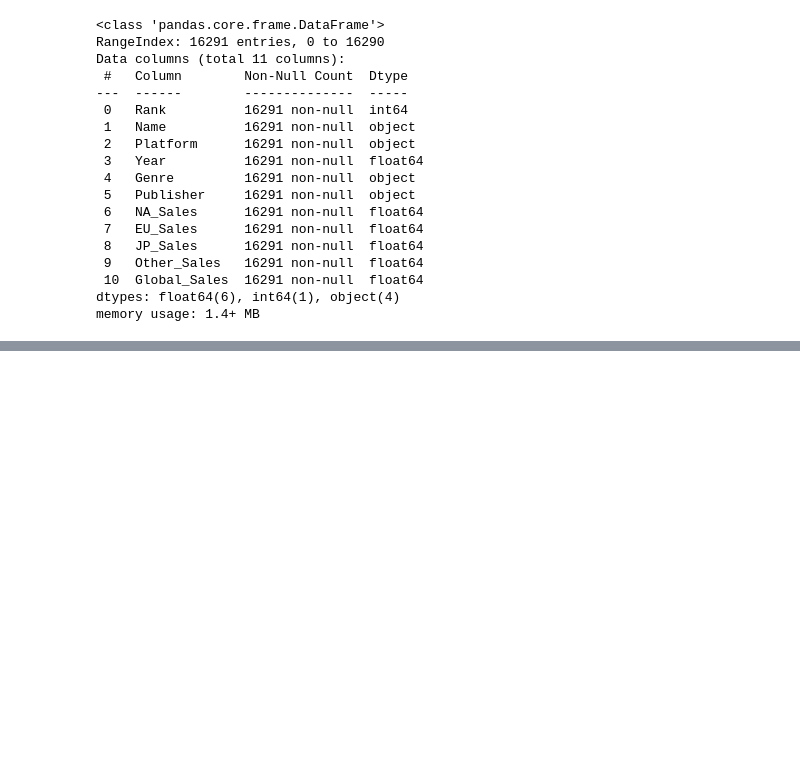
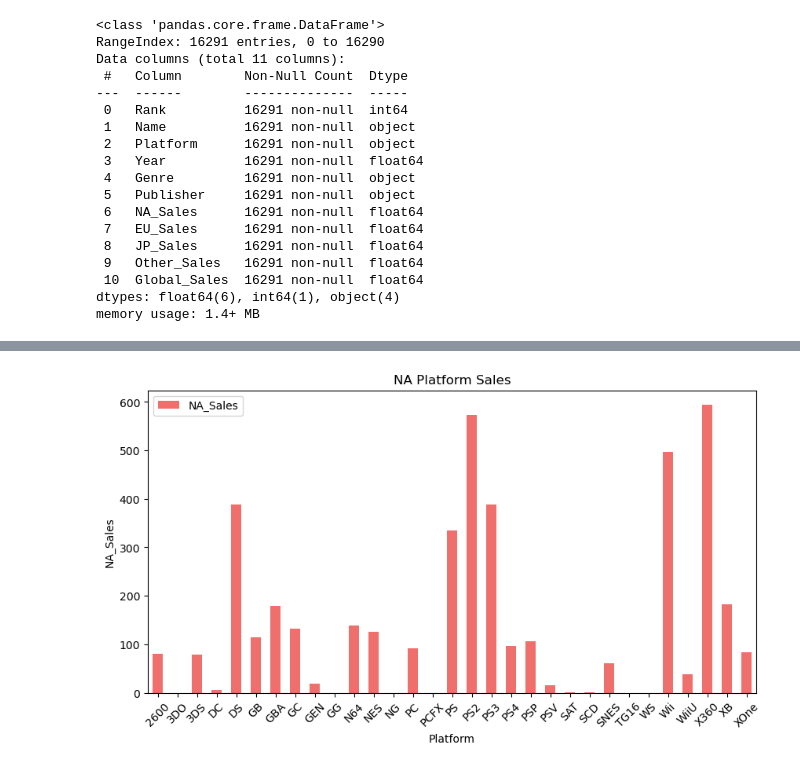
Before and after one commit to CymbalOfJoy/Project_1-Group_3, a Jupyter notebook: Data for Video Game Sales/Q1-Platforms.ipynb, the cells around one changed output, grey strips where cells are left out. Cells and saved outputs as stored; diff of their text form; code cells hidden in the pictures; blank space fills up the shorter version.

Commit message:
Platforms Visualization draft 1

```diff
--- a/Data for Video Game Sales/Q1-Platforms.ipynb
+++ b/Data for Video Game Sales/Q1-Platforms.ipynb
@@ -33,3 +33,6 @@ Data columns (total 11 columns):
  10  Global_Sales  16291 non-null  float64
 dtypes: float64(6), int64(1), object(4)
 memory usage: 1.4+ MB
+# %%
+total_platform_sales_NA = df.groupby('Platform')['NA_Sales'].sum().reset_index()
+print(total_platform_sales_NA)
@@ -35,0 +57,11 @@ memory usage: 1.4+ MB
+# %%
+# Bar Chart 1 NA
+
+total_platform_sales_NA.plot(x='Platform', y='NA_Sales', kind='bar', figsize=(10,5), color='#ef6f6c')
+plt.title('NA Platform Sales')
+plt.xlabel('Platform')
+plt.ylabel('NA_Sales')
+plt.xticks(rotation=45)
+plt.show()
+# %% [output]
+[figure, added]
```
Also changed, not shown: parts of 7 cells of this notebook, 1 other file.
